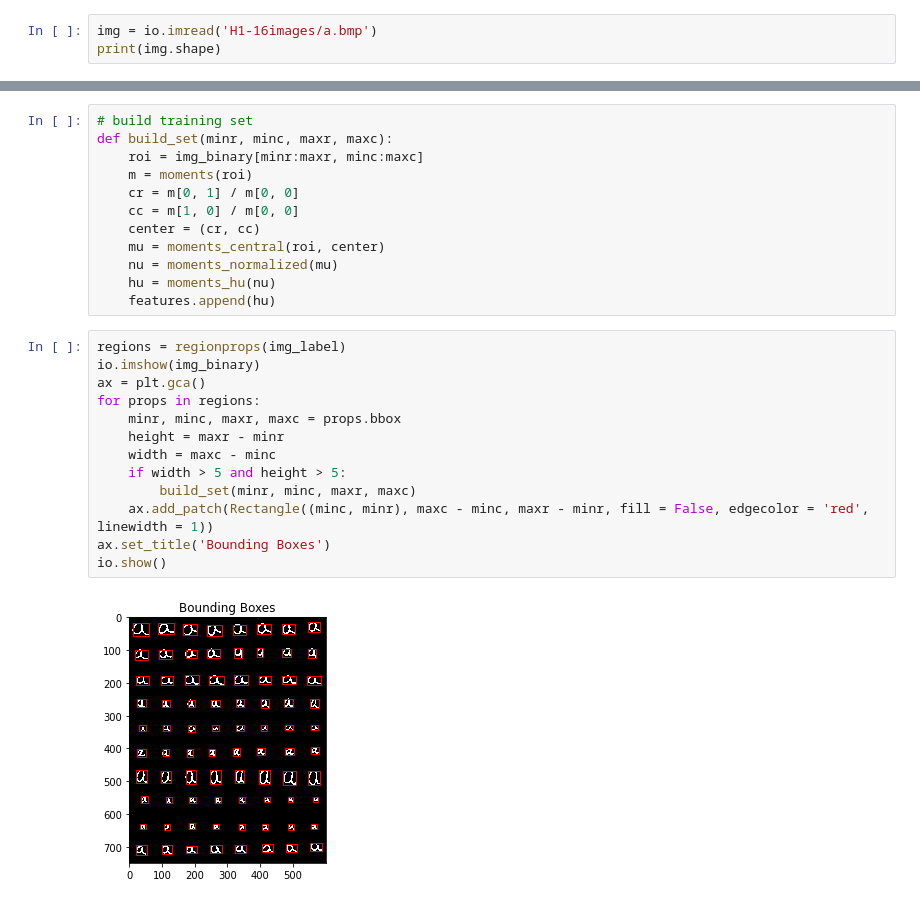
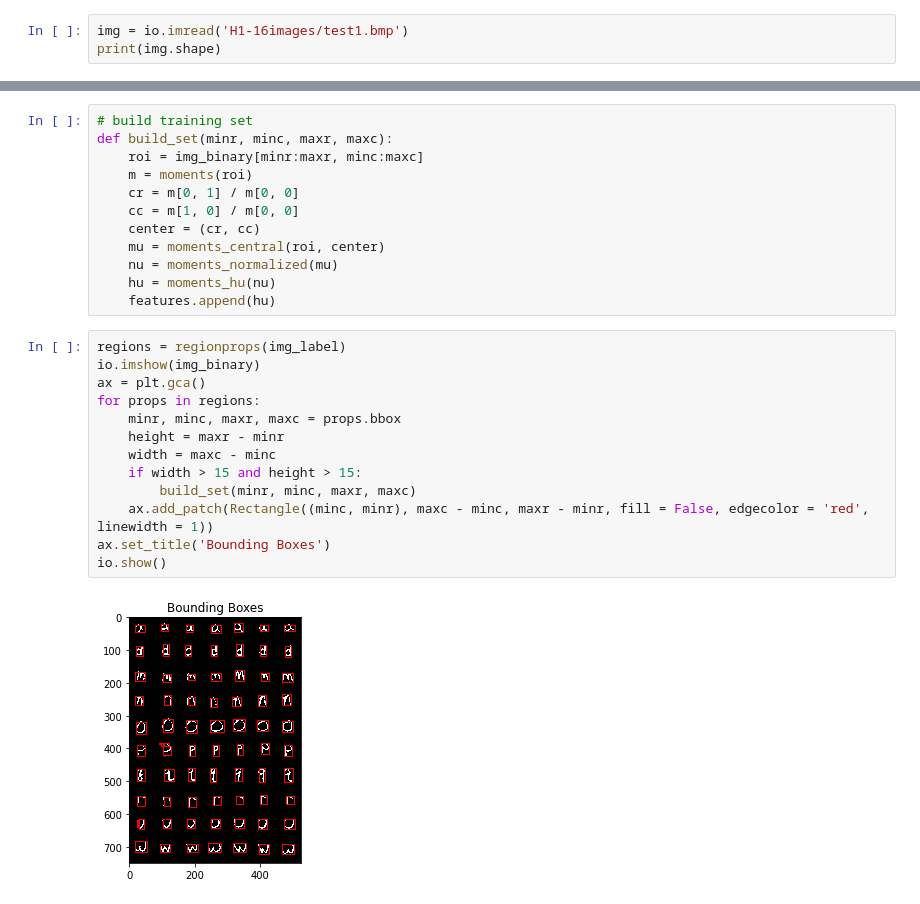
Before and after one commit to advil64/computer-vision, a Jupyter notebook: hw/Assignment1/hw1.ipynb, the cells around one changed output, grey strips where cells are left out. Cells and saved outputs as stored; diff of their text form.

```diff
--- a/hw/Assignment1/hw1.ipynb
+++ b/hw/Assignment1/hw1.ipynb
@@ -10,6 +11,6 @@ import pickle
 import os
 from train import read_binarize, normalize
 # %%
-img = io.imread('H1-16images/a.bmp')
+img = io.imread('H1-16images/test1.bmp')
 print(img.shape)
 # %% [output]
@@ -66,18 +67,18 @@ def build_set(minr, minc, maxr, maxc):
 # %%
 regions = regionprops(img_label)
 io.imshow(img_binary)
 ax = plt.gca()
 for props in regions:
     minr, minc, maxr, maxc = props.bbox
     height = maxr - minr
     width = maxc - minc
-    if width > 5 and height > 5:
+    if width > 15 and height > 15:
         build_set(minr, minc, maxr, maxc)
     ax.add_patch(Rectangle((minc, minr), maxc - minc, maxr - minr, fill = False, edgecolor = 'red', linewidth = 1))
 ax.set_title('Bounding Boxes')
 io.show()
 # %% [output]
-[figure, old version]
+[figure, new version]
 # %%
 print("Height: ", len(features), "Width: ", len(features[0]))
 # %% [output]
```
Also changed, not shown: parts of 16 cells of this notebook, 3 other files.
